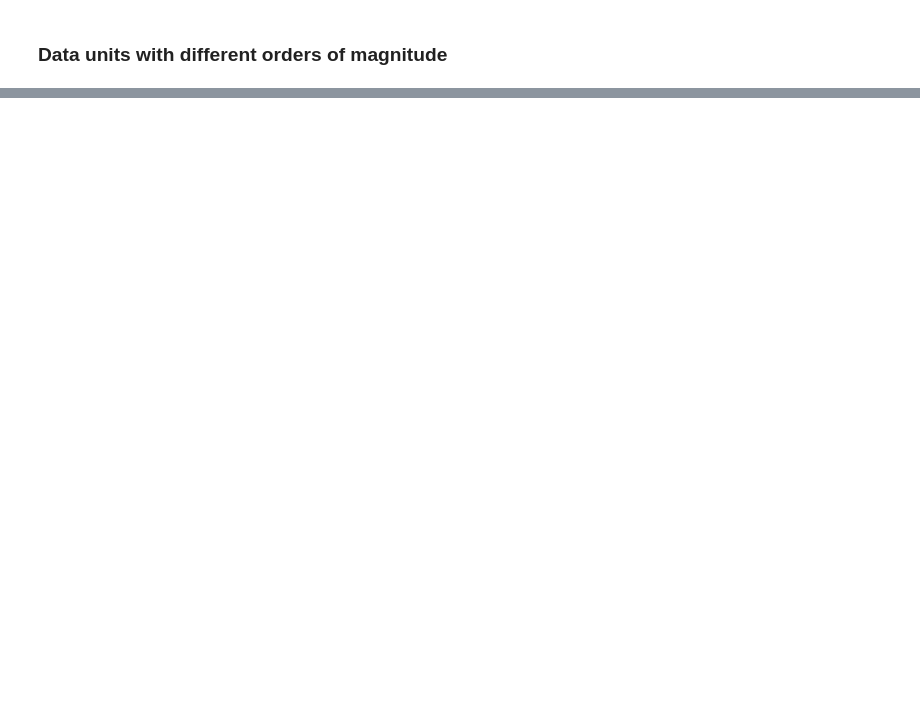
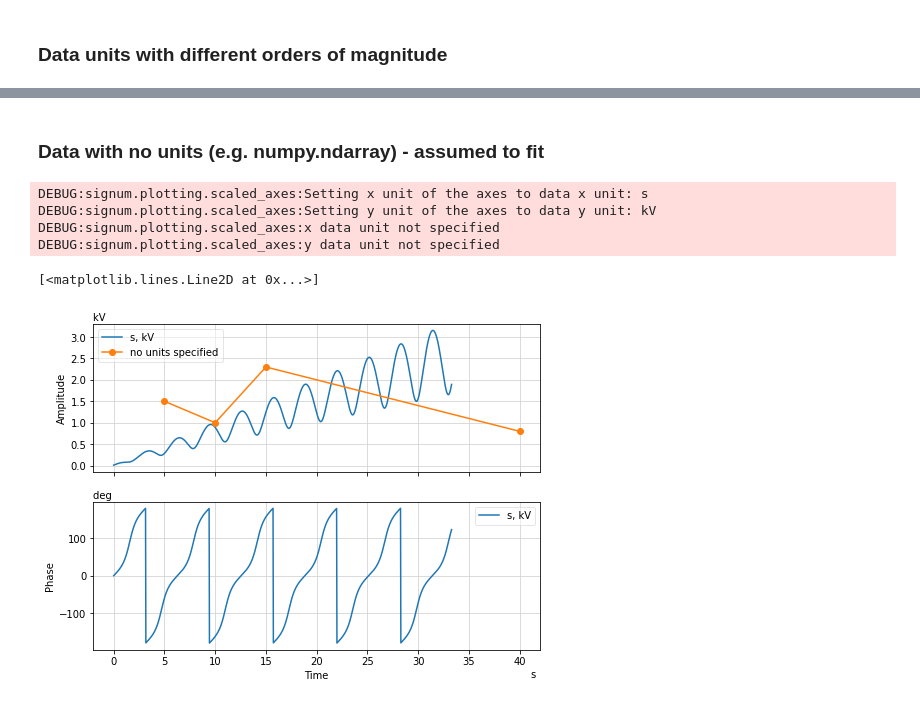
Before and after one commit to animaviridis/signum, a Jupyter notebook: examples/plotting.ipynb, the cells around one changed output, grey strips where cells are left out. Cells and saved outputs as stored; diff of their text form; code cells hidden in the pictures; blank space fills up the shorter version.

Commit message:
Plots: accept other sequences as data

```diff
--- a/examples/plotting.ipynb
+++ b/examples/plotting.ipynb
@@ -100,0 +121,12 @@ iqp.add_line(s6, label='ms, V')
+# %% [markdown]
+### Data with no units (e.g. numpy.ndarray) - assumed to fit
+# %%
+plot = s5.display('bode', label='s, kV')
+plot.axes[0, 0].plot(np.array([5, 10, 15, 40]), [1.5, 1, 2.3, 0.8], marker='o', label='no units specified')
+# %% [output]
+DEBUG:signum.plotting.scaled_axes:Setting x unit of the axes to data x unit: s
+DEBUG:signum.plotting.scaled_axes:Setting y unit of the axes to data y unit: kV
+DEBUG:signum.plotting.scaled_axes:x data unit not specified
+DEBUG:signum.plotting.scaled_axes:y data unit not specified
+[<matplotlib.lines.Line2D at 0x...>]
+[figure, added]
```
Also changed, not shown: parts of 10 cells of this notebook, 3 other files.
